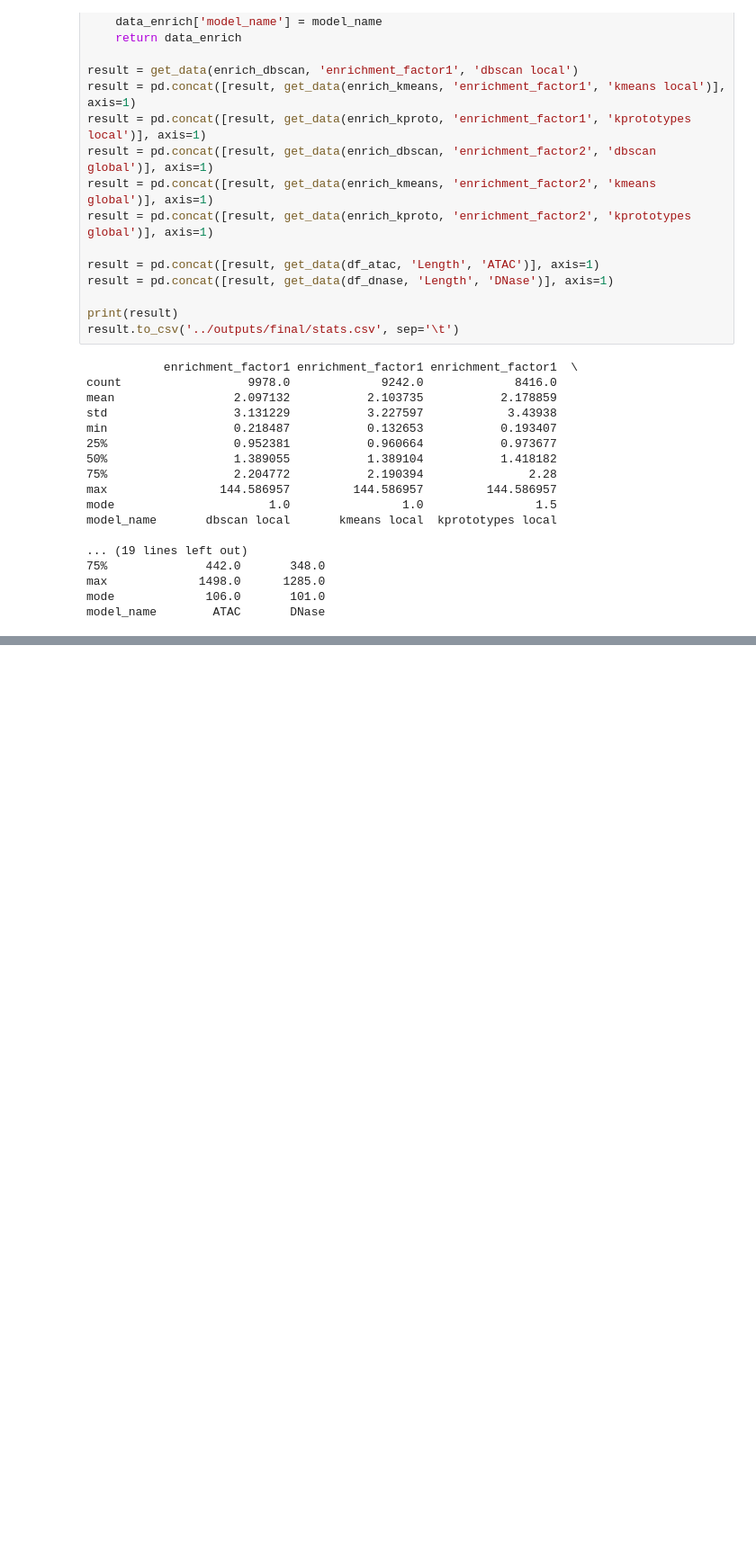
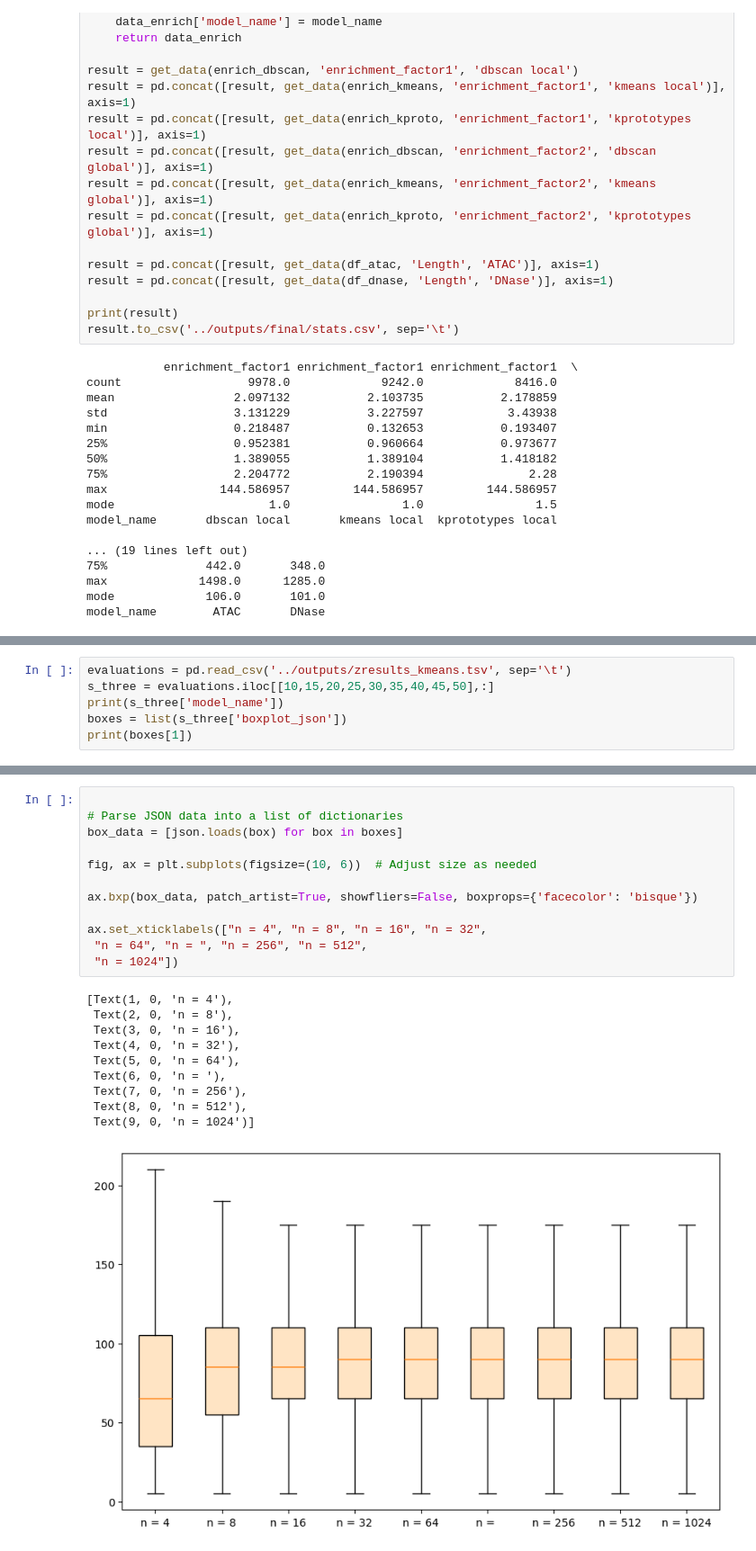
Before and after one commit to lu-kup/bio-baigiamasis, a Jupyter notebook: scripts/diagrams.ipynb, the cells around one changed output, grey strips where cells are left out. Shown at 90% size. Drawn from its saved outputs; the diff is of its cells as text; blank space fills up the shorter version.

Commit message:
boxplots started

```diff
--- a/scripts/diagrams.ipynb
+++ b/scripts/diagrams.ipynb
@@ -303,0 +311,6 @@ model_name        ATAC       DNase
+# %%
+evaluations = pd.read_csv('../outputs/zresults_kmeans.tsv', sep='\t')
+s_three = evaluations.iloc[[10,15,20,25,30,35,40,45,50],:]
+print(s_three['model_name'])
+boxes = list(s_three['boxplot_json'])
+print(boxes[1])
@@ -303,0 +329,23 @@ model_name        ATAC       DNase
+# %%
+
+# Parse JSON data into a list of dictionaries
+box_data = [json.loads(box) for box in boxes]
+
+fig, ax = plt.subplots(figsize=(10, 6))  # Adjust size as needed
+
+ax.bxp(box_data, patch_artist=True, showfliers=False, boxprops={'facecolor': 'bisque'})
+
+ax.set_xticklabels(["n = 4", "n = 8", "n = 16", "n = 32",
+ "n = 64", "n = ", "n = 256", "n = 512",
+ "n = 1024"])
+# %% [output]
+[Text(1, 0, 'n = 4'),
+ Text(2, 0, 'n = 8'),
+ Text(3, 0, 'n = 16'),
+ Text(4, 0, 'n = 32'),
+ Text(5, 0, 'n = 64'),
+ Text(6, 0, 'n = '),
+ Text(7, 0, 'n = 256'),
+ Text(8, 0, 'n = 512'),
+ Text(9, 0, 'n = 1024')]
+[figure, added]
```
Also changed, not shown: parts of 7 cells of this notebook, 1 other file.
